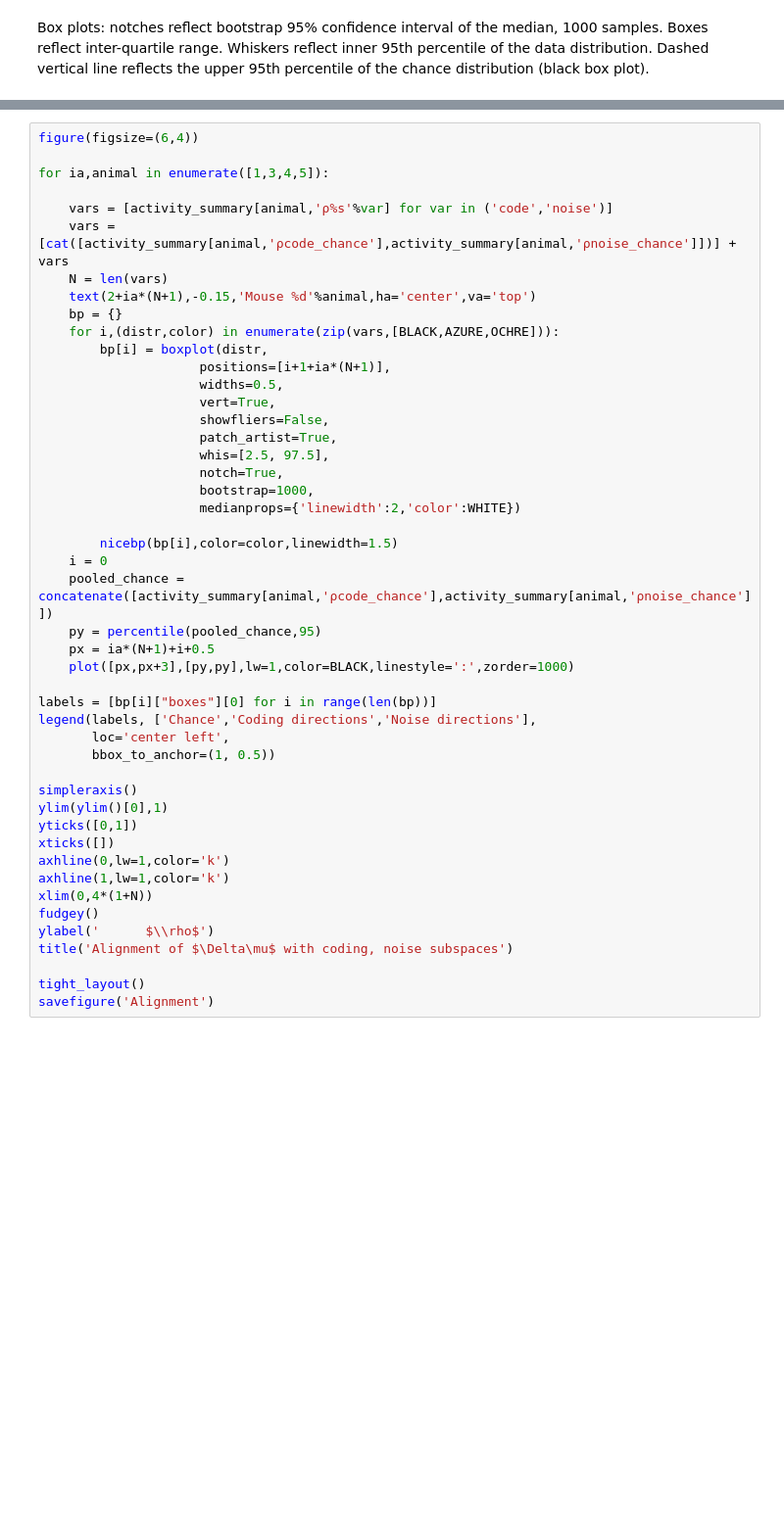
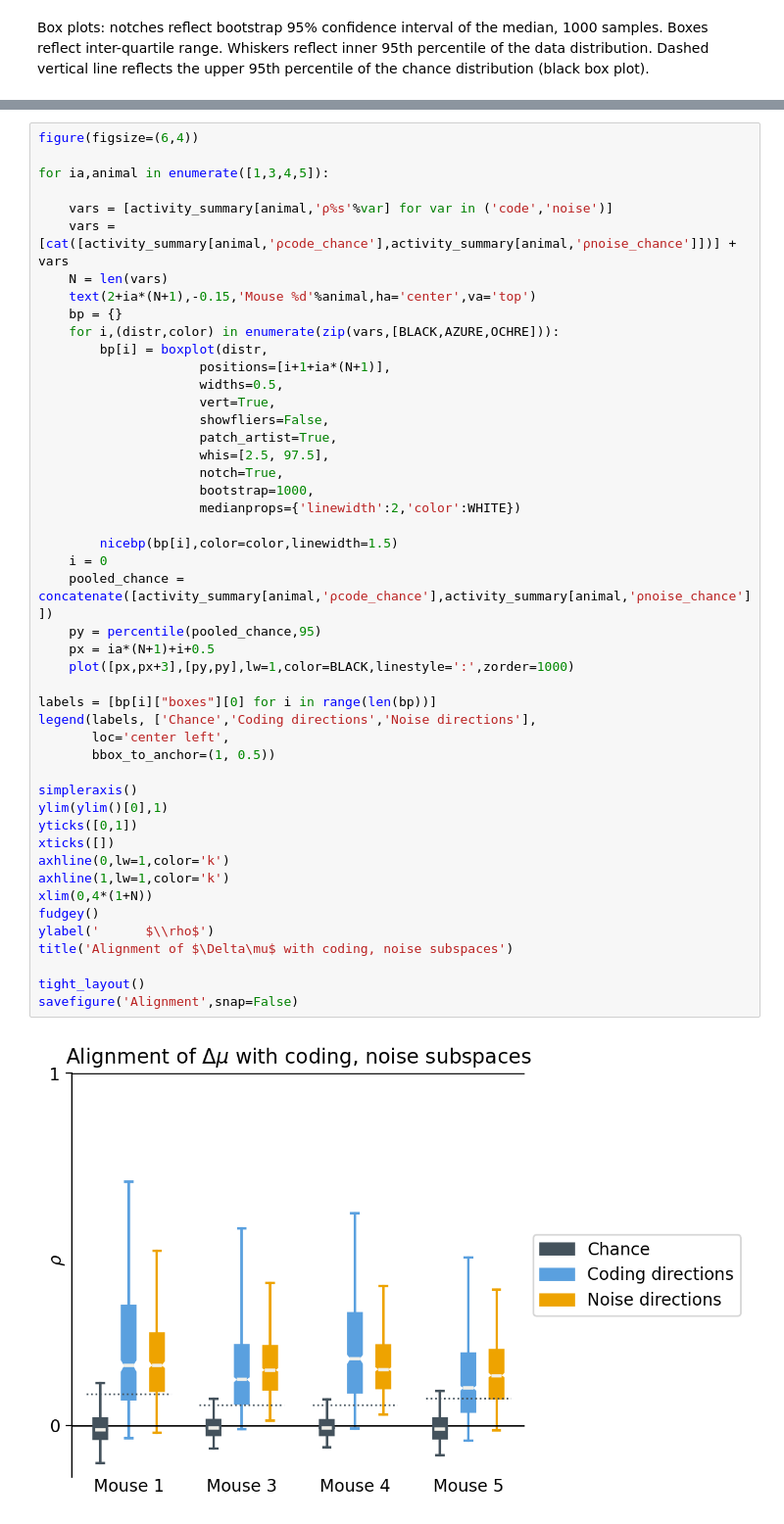
Before and after one commit to michaelerule/Loback_et_al, a Jupyter notebook: Version 2/Rule/F4D_v4p0.ipynb, the cells around one changed output, grey strips where cells are left out. Shown at 98% size. Saved outputs shown, nothing was run; the diff lists cells and outputs as text; blank space fills up the shorter version.

```diff
--- a/Version 2/Rule/F4D_v4p0.ipynb
+++ b/Version 2/Rule/F4D_v4p0.ipynb
@@ -334,31 +342,33 @@ for ia,animal in enumerate([1,3,4,5]):
                      patch_artist=True,
                      whis=[2.5, 97.5],
                      notch=True,
                      bootstrap=1000,
                      medianprops={'linewidth':2,'color':WHITE})
 
         nicebp(bp[i],color=color,linewidth=1.5)
     i = 0
     pooled_chance = concatenate([activity_summary[animal,'ρcode_chance'],activity_summary[animal,'ρnoise_chance']])
     py = percentile(pooled_chance,95)
     px = ia*(N+1)+i+0.5
     plot([px,px+3],[py,py],lw=1,color=BLACK,linestyle=':',zorder=1000)
 
 labels = [bp[i]["boxes"][0] for i in range(len(bp))]
 legend(labels, ['Chance','Coding directions','Noise directions'],
        loc='center left',
        bbox_to_anchor=(1, 0.5))
 
 simpleraxis()
 ylim(ylim()[0],1)
 yticks([0,1])
 xticks([])
 axhline(0,lw=1,color='k')
 axhline(1,lw=1,color='k')
 xlim(0,4*(1+N))
 fudgey()
 ylabel('      $\\rho$')
 title('Alignment of $\Delta\mu$ with coding, noise subspaces')
 
 tight_layout()
-savefigure('Alignment')
+savefigure('Alignment',snap=False)
+# %% [output]
+[figure, added]
```
Also changed, not shown: parts of 2 cells of this notebook, 2 other files.
